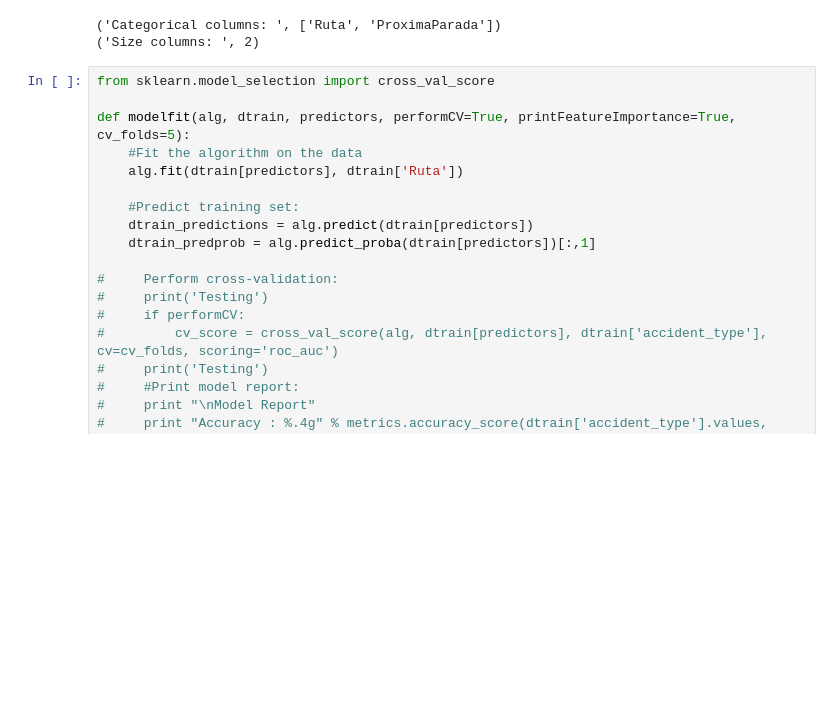
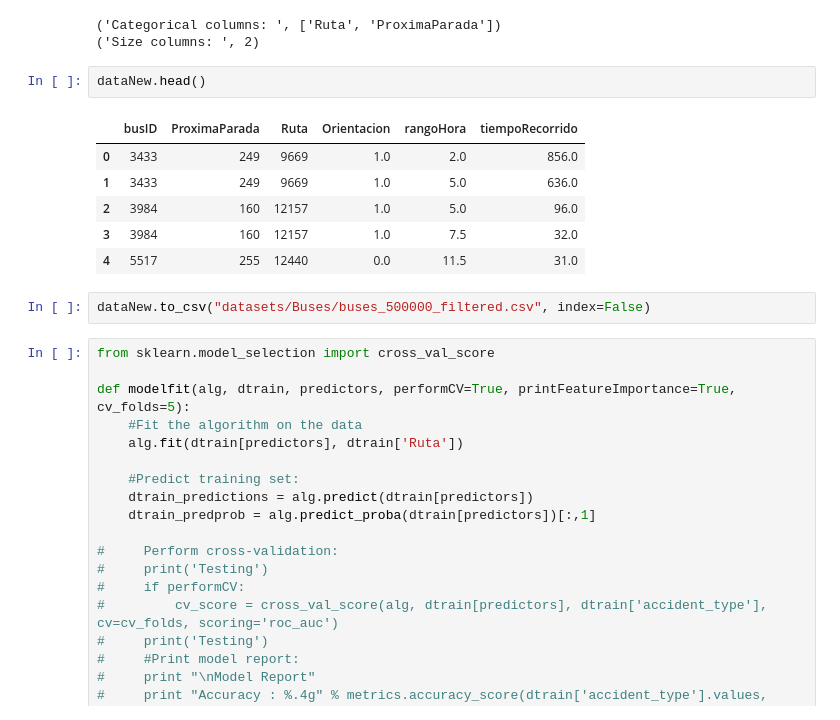
Before and after one commit to gusseppe/pymach, a Jupyter notebook: pymach/Test.ipynb, the cells around one changed output. Cells and saved outputs as stored; diff of their text form; blank space fills up the shorter version.

```diff
--- a/pymach/Test.ipynb
+++ b/pymach/Test.ipynb
@@ -72,6 +72,17 @@ dataNew = categoricalToNumeric(data)
 # %% [output]
 ('Categorical columns: ', ['Ruta', 'ProximaParada'])
 ('Size columns: ', 2)
+# %%
+dataNew.head()
+# %% [output]
+|  | busID | ProximaParada | Ruta | Orientacion | rangoHora | tiempoRecorrido |
+| 0 | 3433 | 249 | 9669 | 1.0 | 2.0 | 856.0 |
+| 1 | 3433 | 249 | 9669 | 1.0 | 5.0 | 636.0 |
+| 2 | 3984 | 160 | 12157 | 1.0 | 5.0 | 96.0 |
+| 3 | 3984 | 160 | 12157 | 1.0 | 7.5 | 32.0 |
+| 4 | 5517 | 255 | 12440 | 0.0 | 11.5 | 31.0 |
+# %%
+dataNew.to_csv("datasets/Buses/buses_500000_filtered.csv", index=False)
 # %%
 from sklearn.model_selection import cross_val_score
 
```
Also changed, not shown: parts of 3 cells of this notebook, 24 other files.
